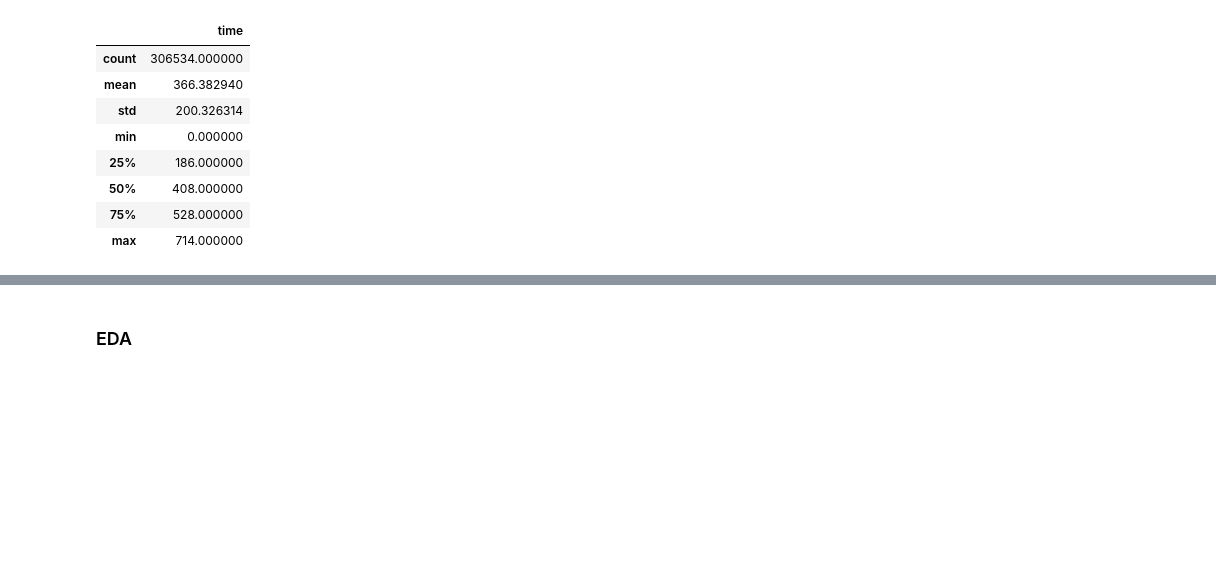
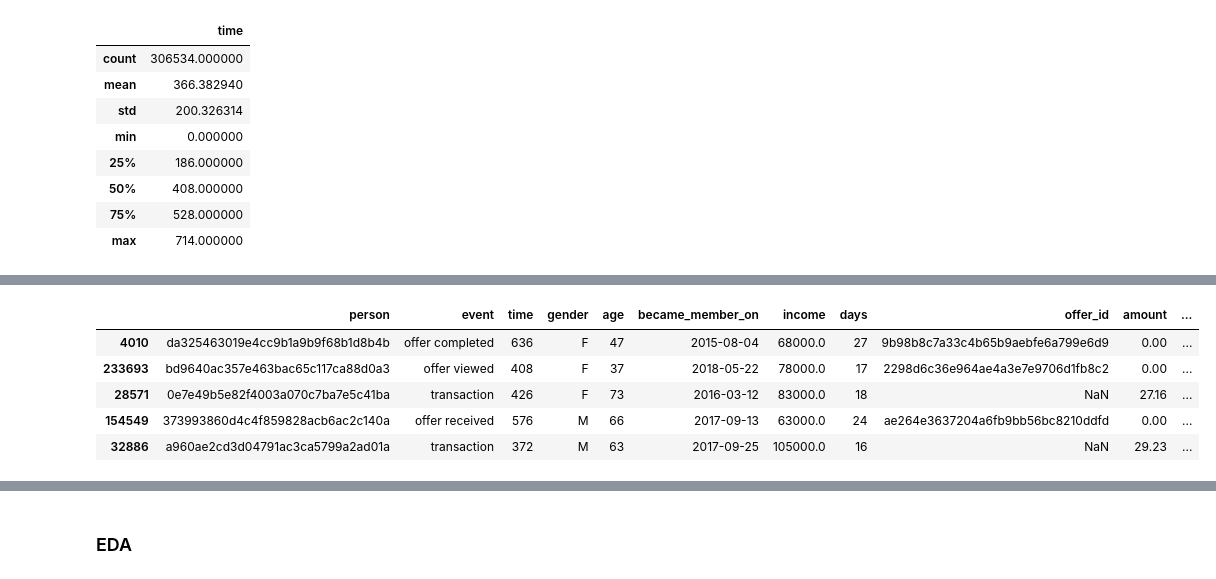
Before and after one commit to linnndachen/starbucks_capstone, a Jupyter notebook: Starbucks_Capstone_notebook.ipynb, the cells around one changed output, grey strips where cells are left out. Drawn from its saved outputs; the diff is of its cells as text; code cells hidden in the pictures; blank space fills up the shorter version.

```diff
--- a/Starbucks_Capstone_notebook.ipynb
+++ b/Starbucks_Capstone_notebook.ipynb
@@ -281,12 +204,0 @@ com_df.head(30)
-# %%
-amount = []
-
-for x in range(0, length):
-    if 'amount' in com_df['value'][x]:
-        value = float(com_df['value'][x]['amount'])
-        amount.append(value)
-    else:
-        value = 0
-        amount.append(value)
-
-com_df['amount'] = amount
@@ -415,0 +326,12 @@ com_df.sample(10)
+# %%
+#merge the three datasets
+full_df = clean_df.merge(portfolio, left_on='offer_id', right_on='id', how='outer')
+full_df.drop(['id'], axis=1, inplace=True) #drop the repeated column
+full_df.sample(5)
+# %% [output]
+|  | person | event | time | gender | age | became_member_on | income | days | offer_id | amount | ... |
+| 4010 | da325463019e4cc9b1a9b9f68b1d8b4b | offer completed | 636 | F | 47 | 2015-08-04 | 68000.0 | 27 | 9b98b8c7a33c4b65b9aebfe6a799e6d9 | 0.00 | ... |
+| 233693 | bd9640ac357e463bac65c117ca88d0a3 | offer viewed | 408 | F | 37 | 2018-05-22 | 78000.0 | 17 | 2298d6c36e964ae4a3e7e9706d1fb8c2 | 0.00 | ... |
+| 28571 | 0e7e49b5e82f4003a070c7ba7e5c41ba | transaction | 426 | F | 73 | 2016-03-12 | 83000.0 | 18 | NaN | 27.16 | ... |
+| 154549 | 373993860d4c4f859828acb6ac2c140a | offer received | 576 | M | 66 | 2017-09-13 | 63000.0 | 24 | ae264e3637204a6fb9bb56bc8210ddfd | 0.00 | ... |
+| 32886 | a960ae2cd3d04791ac3ca5799a2ad01a | transaction | 372 | M | 63 | 2017-09-25 | 105000.0 | 16 | NaN | 29.23 | ... |
```
Also changed, not shown: parts of 62 cells of this notebook.
